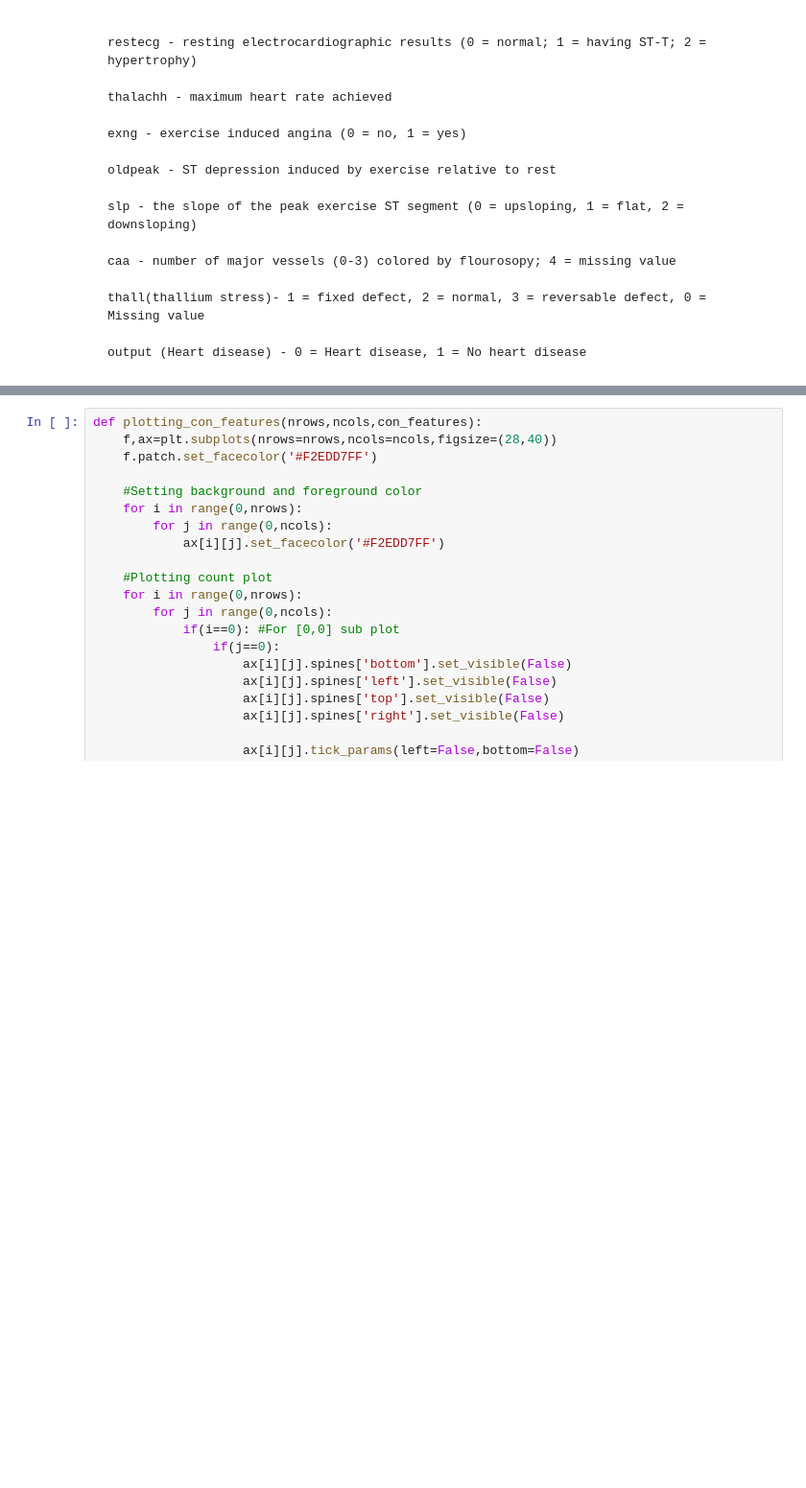
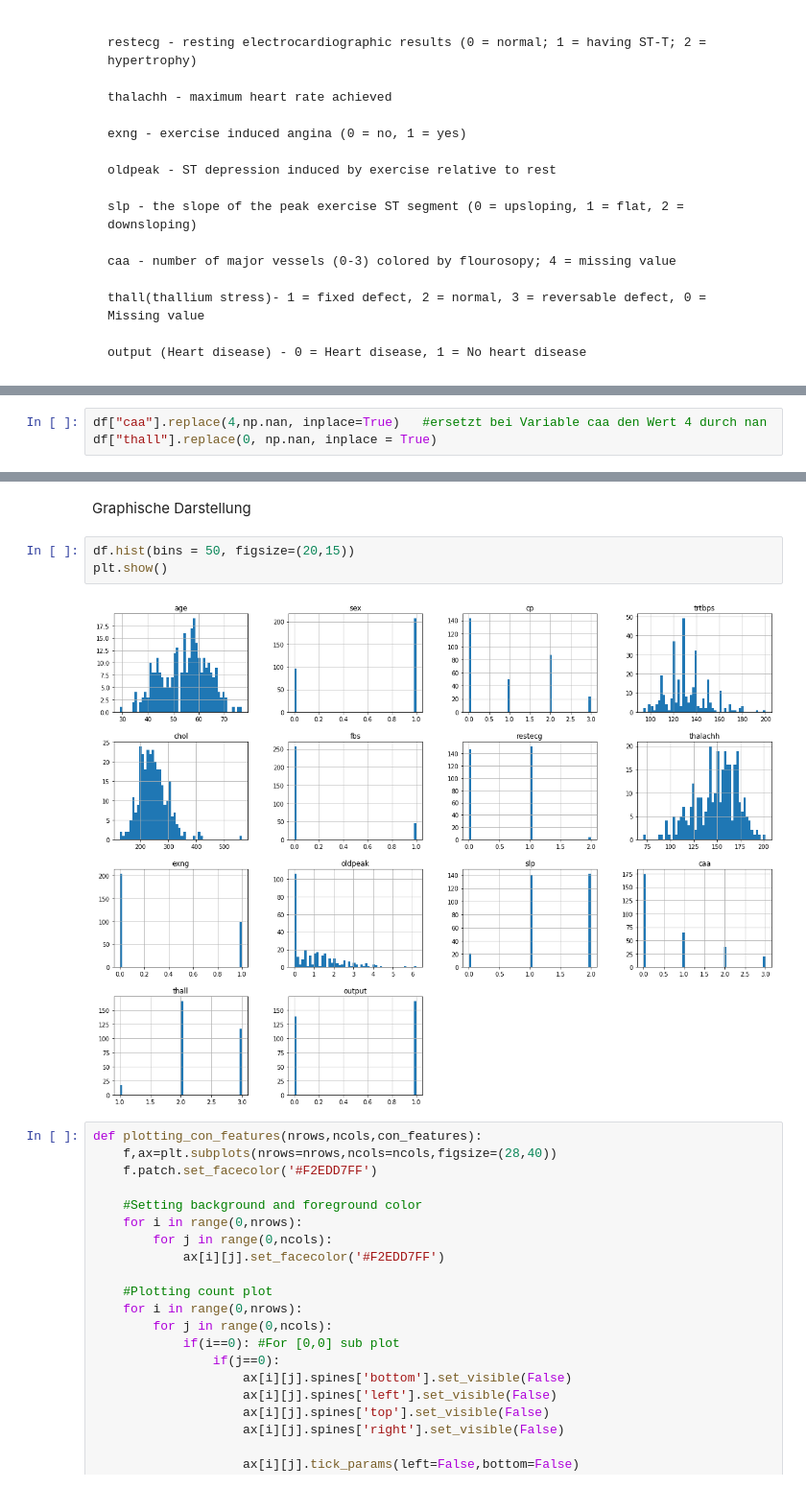
Before and after one commit to DeamonAmelie/heart, a Jupyter notebook: playwithdata.ipynb, the cells around one changed output, grey strips where cells are left out. Shown at 96% size. Drawn from its saved outputs; the diff is of its cells as text; blank space fills up the shorter version.

```diff
--- a/playwithdata.ipynb
+++ b/playwithdata.ipynb
@@ -71,0 +79,3 @@ df.head()
+# %%
+df["caa"].replace(4,np.nan, inplace=True)   #ersetzt bei Variable caa den Wert 4 durch nan
+df["thall"].replace(0, np.nan, inplace = True)
@@ -72,3 +116,10 @@ df.head()
+# %% [markdown]
+Graphische Darstellung
+# %%
+df.hist(bins = 50, figsize=(20,15))
+plt.show()
+# %% [output]
+[figure, added]
 # %%
 def plotting_con_features(nrows,ncols,con_features):
     f,ax=plt.subplots(nrows=nrows,ncols=ncols,figsize=(28,40))
```
Also changed, not shown: parts of 11 cells of this notebook.
